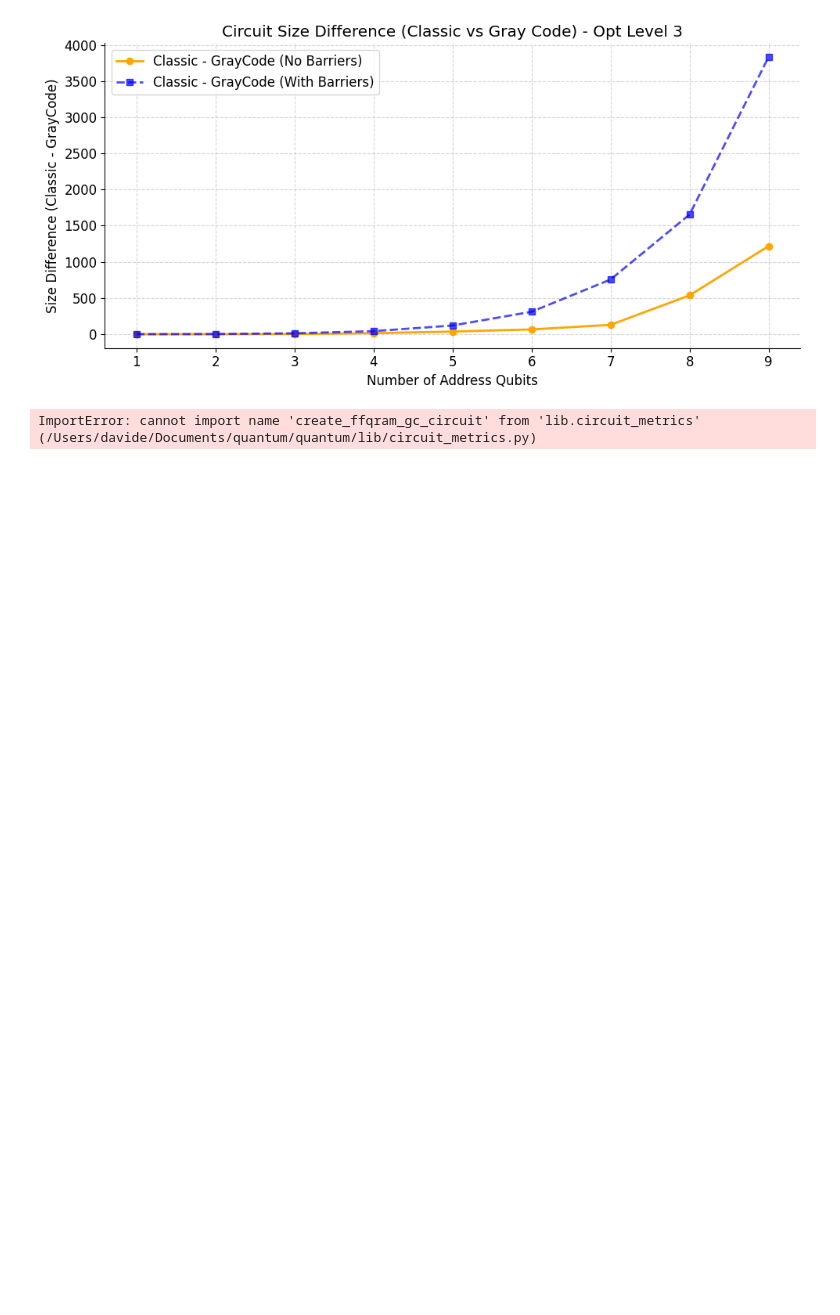
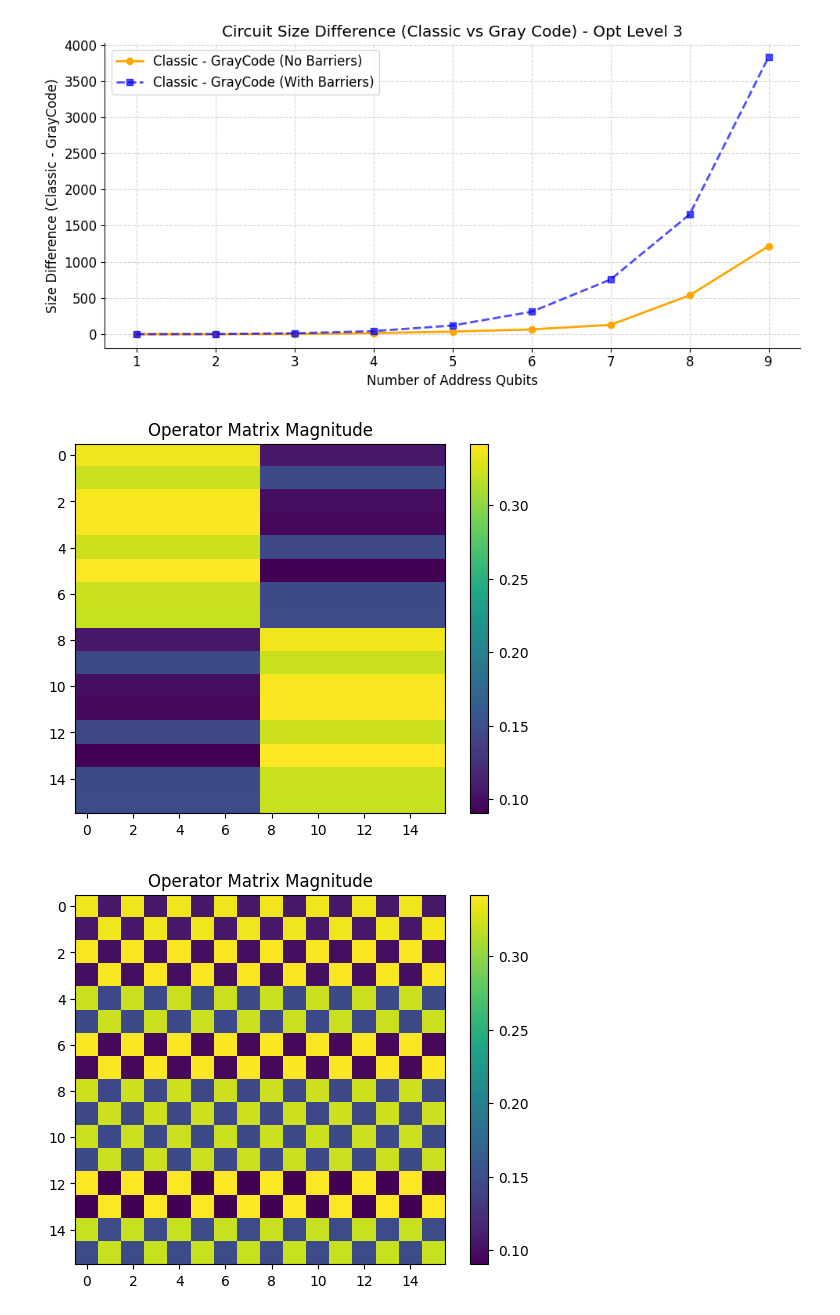
Before and after one commit to daviderossi11/quantum, a Jupyter notebook: quantum/main.ipynb, the cells around one changed output. Drawn from its saved outputs; the diff is of its cells as text; code cells hidden in the pictures; blank space fills up the shorter version.

```diff
--- a/quantum/main.ipynb
+++ b/quantum/main.ipynb
@@ -604,28 +646,43 @@ for opt in opt_levels:
 # %%
 from lib.circuit_metrics import create_ffqram_gc_circuit
 import numpy as np
 from qiskit.quantum_info import Operator
 import matplotlib.pyplot as plt
 
 def main():
     n = 3  # You can change this value as needed
     array_size = 2 ** n
     random_array = np.random.rand(array_size)
 
-    circuit = create_ffqram_gc_circuit(n, memory_values=random_array, opt_lvl=2)
+    op_circuit, circuit = create_ffqram_gc_circuit(n, memory_values=random_array, opt_lvl=2)
 
     operator_matrix = Operator(circuit).data
 
+    op_matrix = Operator(op_circuit)
+
+    # Plot the Operator Matrix
+
     plt.imshow(np.abs(operator_matrix), cmap='viridis', interpolation='none')
+    plt.colorbar()
+    plt.title('Operator Matrix Magnitude')
+    plt.show()
+
+
+    # Plot the Operator Matrix
+
+    plt.imshow(np.abs(op_matrix), cmap='viridis', interpolation='none')
     plt.colorbar()
     plt.title('Operator Matrix Magnitude')
     plt.show()
 
 
 
 
 
+
+
 if __name__ == "__main__":
     main()
 # %% [output]
-ImportError: cannot import name 'create_ffqram_gc_circuit' from 'lib.circuit_metrics' (/Users/davide/Documents/quantum/quantum/lib/circuit_metrics.py)
+[figure, added]
+[figure, added]
```
Also changed, not shown: parts of 8 cells of this notebook, 4 other files.
